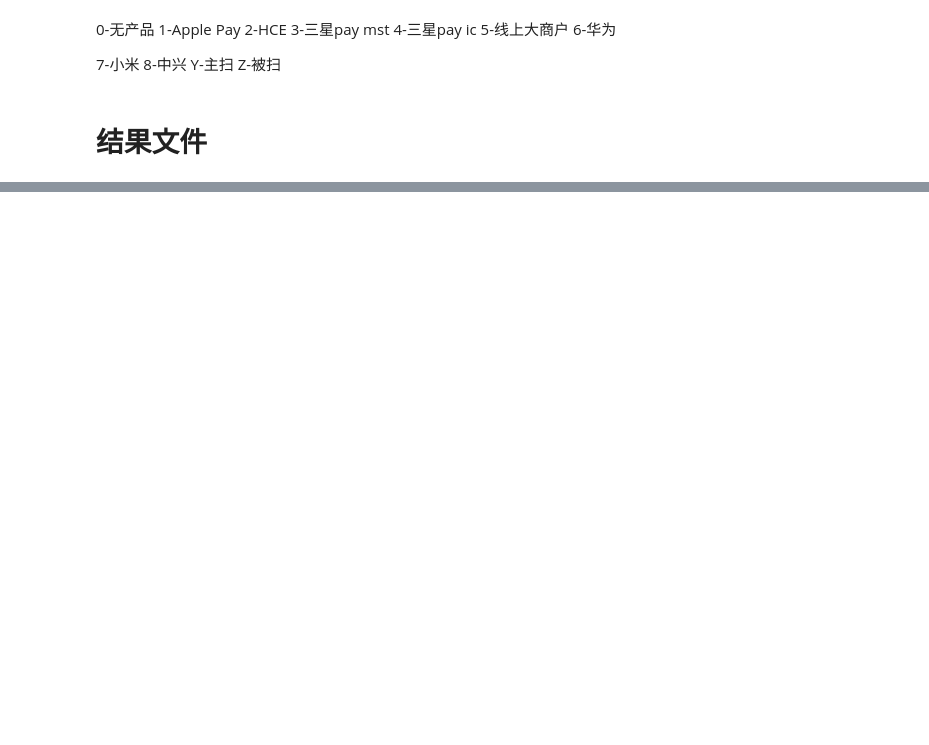
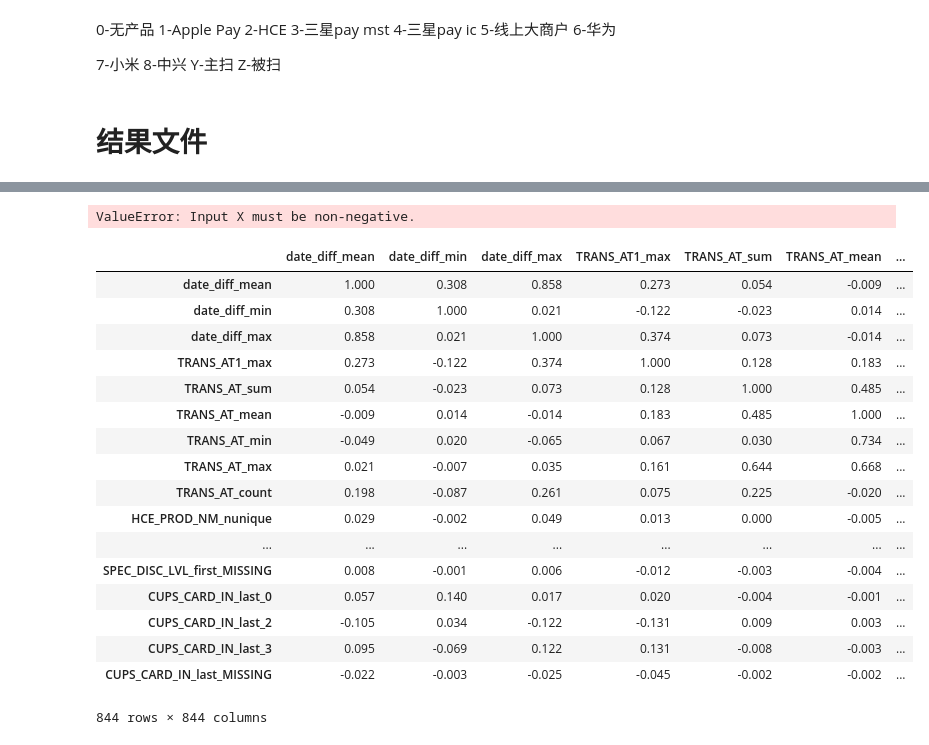
Before and after one commit to niuoo/halo, a Jupyter notebook: card2.ipynb, the cells around one changed output, grey strips where cells are left out. Saved outputs shown, nothing was run; the diff lists cells and outputs as text; code cells hidden in the pictures; blank space fills up the shorter version.

```diff
--- a/card2.ipynb
+++ b/card2.ipynb
@@ -276,5 +338,5 @@ all_together.head(2)
 # %%
-train_v=pd.merge(all_together, target, on='encrypt_card_no', how='outer')
+train_v=pd.merge(train_g, target, on='encrypt_card_no', how='outer')
 train_v =train_v.fillna(value=0)
 train_v.shape
 # %% [output]
@@ -282,4 +368,4 @@ train_v.shape
 # %%
 y = train_v[['target']]
-y['target'] = y['target'].astype(str).astype(int)
+# y['target'] = y['target'].astype(str).astype(int)
 # %%
@@ -356,3 +670,35 @@ F1: 0.913242
+# %%
+from sklearn.feature_selection import SelectKBest, chi2
+
+selector = SelectKBest(chi2, k=300) # k < n, try something like int(round(n/10.))
+# Fit it to your data
+selector.fit(train_dummy, y['target'])
+# %% [output]
+ValueError: Input X must be non-negative.
+# %%
+
+corr = train_dummy.corr()
+# corr.sort_values(["SalePrice"], ascending = False, inplace = True)
+corr
+# %% [output]
+|  | date_diff_mean | date_diff_min | date_diff_max | TRANS_AT1_max | TRANS_AT_sum | TRANS_AT_mean | ... |
+| date_diff_mean | 1.000 | 0.308 | 0.858 | 0.273 | 0.054 | -0.009 | ... |
+| date_diff_min | 0.308 | 1.000 | 0.021 | -0.122 | -0.023 | 0.014 | ... |
+| date_diff_max | 0.858 | 0.021 | 1.000 | 0.374 | 0.073 | -0.014 | ... |
+| TRANS_AT1_max | 0.273 | -0.122 | 0.374 | 1.000 | 0.128 | 0.183 | ... |
+| TRANS_AT_sum | 0.054 | -0.023 | 0.073 | 0.128 | 1.000 | 0.485 | ... |
+| TRANS_AT_mean | -0.009 | 0.014 | -0.014 | 0.183 | 0.485 | 1.000 | ... |
+| TRANS_AT_min | -0.049 | 0.020 | -0.065 | 0.067 | 0.030 | 0.734 | ... |
+| TRANS_AT_max | 0.021 | -0.007 | 0.035 | 0.161 | 0.644 | 0.668 | ... |
+| TRANS_AT_count | 0.198 | -0.087 | 0.261 | 0.075 | 0.225 | -0.020 | ... |
+| HCE_PROD_NM_nunique | 0.029 | -0.002 | 0.049 | 0.013 | 0.000 | -0.005 | ... |
+| ... | ... | ... | ... | ... | ... | ... | ... |
+| SPEC_DISC_LVL_first_MISSING | 0.008 | -0.001 | 0.006 | -0.012 | -0.003 | -0.004 | ... |
+| CUPS_CARD_IN_last_0 | 0.057 | 0.140 | 0.017 | 0.020 | -0.004 | -0.001 | ... |
+| CUPS_CARD_IN_last_2 | -0.105 | 0.034 | -0.122 | -0.131 | 0.009 | 0.003 | ... |
+| CUPS_CARD_IN_last_3 | 0.095 | -0.069 | 0.122 | 0.131 | -0.008 | -0.003 | ... |
+| CUPS_CARD_IN_last_MISSING | -0.022 | -0.003 | -0.025 | -0.045 | -0.002 | -0.002 | ... |
+844 rows × 844 columns
 # %%
 a=train.loc[test['HCE_PROD_NM'] != '0'].encrypt_card_no.unique()
 s=pd.Series(a)
```
Also changed, not shown: parts of 55 cells of this notebook.
